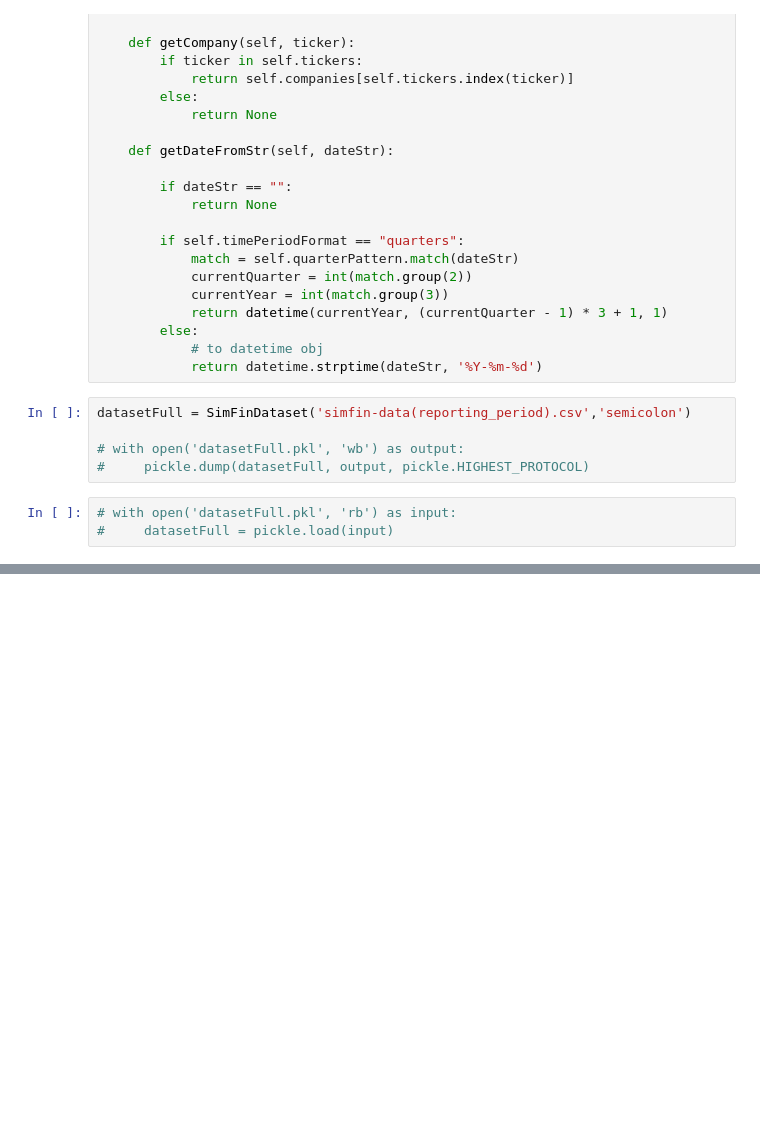
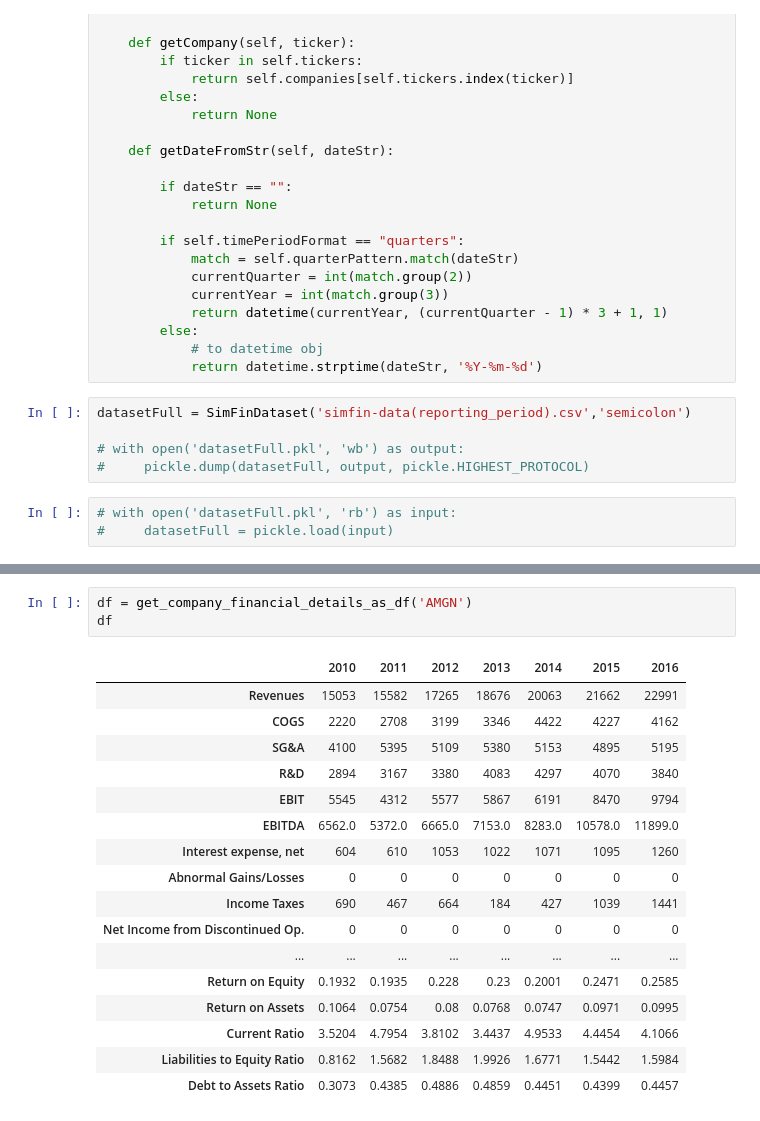
Before and after one commit to linuxster/financial-statements-analysis, a Jupyter notebook: company_yearly_financial_report.ipynb, the cells around one changed output, grey strips where cells are left out. Drawn from its saved outputs; the diff is of its cells as text; blank space fills up the shorter version.

```diff
--- a/company_yearly_financial_report.ipynb
+++ b/company_yearly_financial_report.ipynb
@@ -309,0 +301,21 @@ df_year_wise
+# %%
+df = get_company_financial_details_as_df('AMGN')
+df
+# %% [output]
+|  | 2010 | 2011 | 2012 | 2013 | 2014 | 2015 | 2016 |
+| Revenues | 15053 | 15582 | 17265 | 18676 | 20063 | 21662 | 22991 |
+| COGS | 2220 | 2708 | 3199 | 3346 | 4422 | 4227 | 4162 |
+| SG&A | 4100 | 5395 | 5109 | 5380 | 5153 | 4895 | 5195 |
+| R&D | 2894 | 3167 | 3380 | 4083 | 4297 | 4070 | 3840 |
+| EBIT | 5545 | 4312 | 5577 | 5867 | 6191 | 8470 | 9794 |
+| EBITDA | 6562.0 | 5372.0 | 6665.0 | 7153.0 | 8283.0 | 10578.0 | 11899.0 |
+| Interest expense, net | 604 | 610 | 1053 | 1022 | 1071 | 1095 | 1260 |
+| Abnormal Gains/Losses | 0 | 0 | 0 | 0 | 0 | 0 | 0 |
+| Income Taxes | 690 | 467 | 664 | 184 | 427 | 1039 | 1441 |
+| Net Income from Discontinued Op. | 0 | 0 | 0 | 0 | 0 | 0 | 0 |
+| ... | ... | ... | ... | ... | ... | ... | ... |
+| Return on Equity | 0.1932 | 0.1935 | 0.228 | 0.23 | 0.2001 | 0.2471 | 0.2585 |
+| Return on Assets | 0.1064 | 0.0754 | 0.08 | 0.0768 | 0.0747 | 0.0971 | 0.0995 |
+| Current Ratio | 3.5204 | 4.7954 | 3.8102 | 3.4437 | 4.9533 | 4.4454 | 4.1066 |
+| Liabilities to Equity Ratio | 0.8162 | 1.5682 | 1.8488 | 1.9926 | 1.6771 | 1.5442 | 1.5984 |
+| Debt to Assets Ratio | 0.3073 | 0.4385 | 0.4886 | 0.4859 | 0.4451 | 0.4399 | 0.4457 |
```
Also changed, not shown: parts of 6 cells of this notebook.
